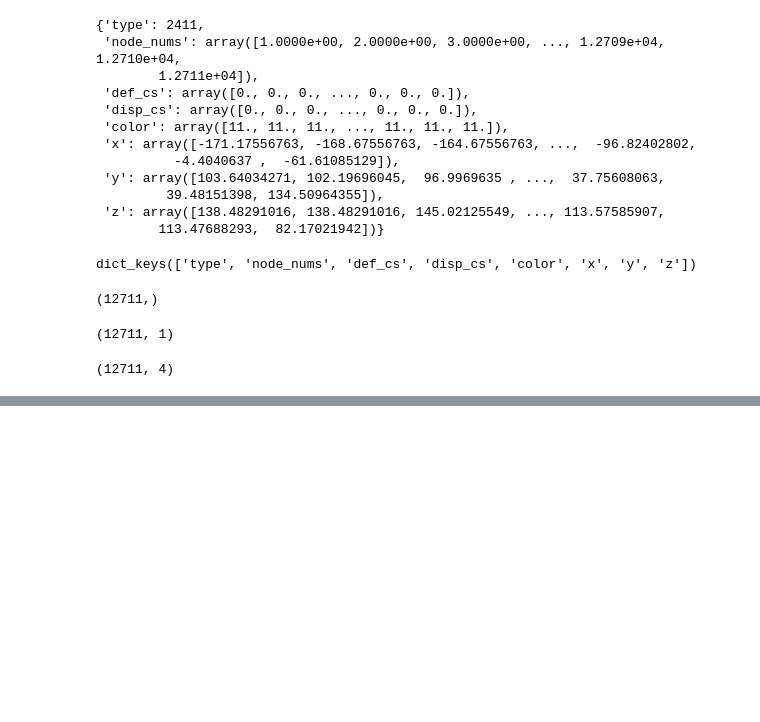
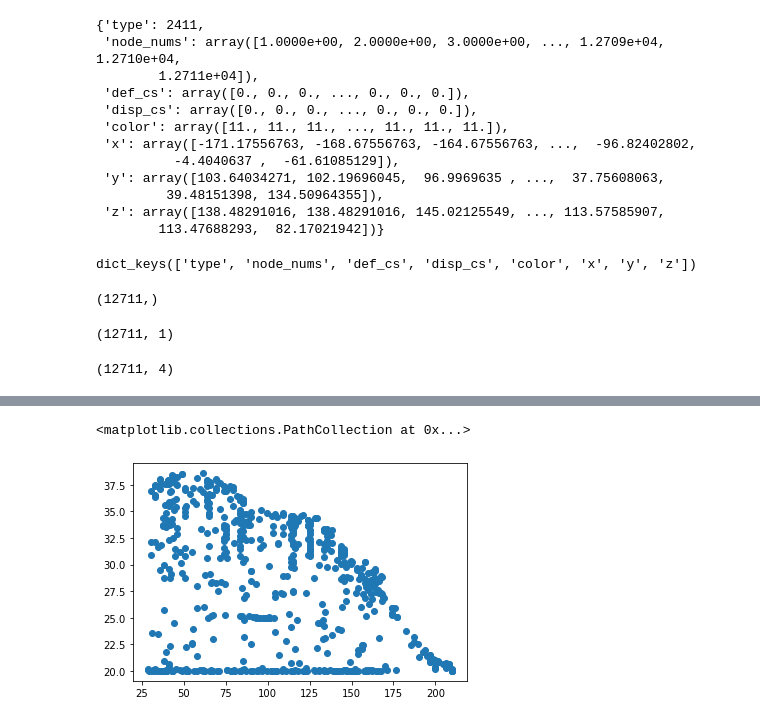
Before and after one commit to tmasthay/AWSChallenge, a Jupyter notebook: UNV.ipynb, the cells around one changed output, grey strips where cells are left out. Drawn from its saved outputs; the diff is of its cells as text; code cells hidden in the pictures; blank space fills up the shorter version.

```diff
--- a/UNV.ipynb
+++ b/UNV.ipynb
@@ -82,0 +123,5 @@ data_motor.shape
+# %%
+plt.scatter(y[::20], heat[::20])
+# %% [output]
+<matplotlib.collections.PathCollection at 0x...>
+[figure, added]
```
Also changed, not shown: parts of 9 cells of this notebook.
